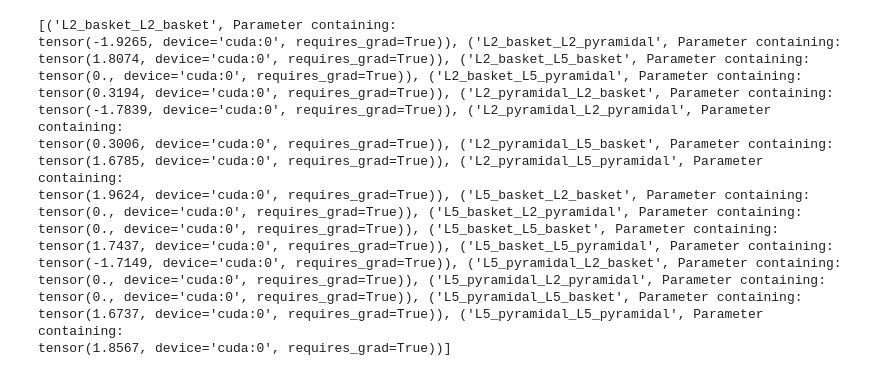
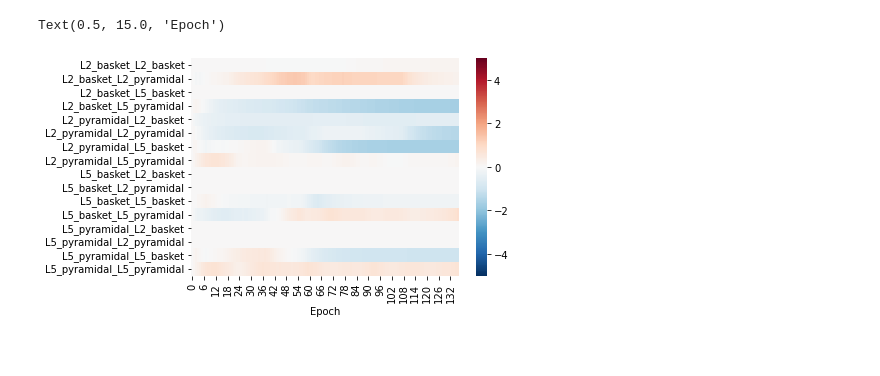
Before and after one commit to ntolley/bayesian_surrogates, a Jupyter notebook: surrogate_network.ipynb, the cells around one changed output. Saved outputs shown, nothing was run; the diff lists cells and outputs as text; code cells hidden in the pictures.

```diff
--- a/surrogate_network.ipynb
+++ b/surrogate_network.ipynb
@@ -224,8 +167,8 @@ class model_network(nn.Module):
 
         self.soma_idx = 0
         self.threshold_dict = self.get_thresholds()
-        self.threshold_dict['L5_basket'] = torch.tensor(10.0).to(device)
-        self.threshold_dict['L2_basket'] = torch.tensor(10.0).to(device)
+        self.threshold_dict['L5_basket'] = torch.tensor(50.0).to(device)
+        self.threshold_dict['L2_basket'] = torch.tensor(50.0).to(device)
 
         self.device = device
 
@@ -397,24 +360,13 @@ Epoch: 2/1000 ... Relative Power: 17477196.0000
 KeyboardInterrupt:
-# %%
-print(list(model.EI_dict.items()))
-# %% [output]
-[('L2_basket_L2_basket', Parameter containing:
-tensor(-1.9265, device='cuda:0', requires_grad=True)), ('L2_basket_L2_pyramidal', Parameter containing:
-tensor(1.8074, device='cuda:0', requires_grad=True)), ('L2_basket_L5_basket', Parameter containing:
-tensor(0., device='cuda:0', requires_grad=True)), ('L2_basket_L5_pyramidal', Parameter containing:
-tensor(0.3194, device='cuda:0', requires_grad=True)), ('L2_pyramidal_L2_basket', Parameter containing:
-tensor(-1.7839, device='cuda:0', requires_grad=True)), ('L2_pyramidal_L2_pyramidal', Parameter containing:
-tensor(0.3006, device='cuda:0', requires_grad=True)), ('L2_pyramidal_L5_basket', Parameter containing:
-tensor(1.6785, device='cuda:0', requires_grad=True)), ('L2_pyramidal_L5_pyramidal', Parameter containing:
-tensor(1.9624, device='cuda:0', requires_grad=True)), ('L5_basket_L2_basket', Parameter containing:
-tensor(0., device='cuda:0', requires_grad=True)), ('L5_basket_L2_pyramidal', Parameter containing:
-tensor(0., device='cuda:0', requires_grad=True)), ('L5_basket_L5_basket', Parameter containing:
-tensor(1.7437, device='cuda:0', requires_grad=True)), ('L5_basket_L5_pyramidal', Parameter containing:
-tensor(-1.7149, device='cuda:0', requires_grad=True)), ('L5_pyramidal_L2_basket', Parameter containing:
-tensor(0., device='cuda:0', requires_grad=True)), ('L5_pyramidal_L2_pyramidal', Parameter containing:
-tensor(0., device='cuda:0', requires_grad=True)), ('L5_pyramidal_L5_basket', Parameter containing:
-tensor(1.6737, device='cuda:0', requires_grad=True)), ('L5_pyramidal_L5_pyramidal', Parameter containing:
-tensor(1.8567, device='cuda:0', requires_grad=True))]
+# %%
+EI_array = np.array(EI_dict_list)
+df = pd.DataFrame(EI_array, columns=model.EI_dict.keys())
+# _ = plt.plot(EI_array)
+sns.heatmap(df.T, cmap='RdBu_r', center=0, vmin=-5, vmax=5)
+plt.xlabel('Epoch')
+# %% [output]
+Text(0.5, 15.0, 'Epoch')
+[figure, added]
 # %%
 plt.figure(figsize=(14, 18))
 for idx, cell_type in enumerate(['L2_basket', 'L2_pyramidal', 'L5_basket', 'L5_pyramidal']):
```
Also changed, not shown: parts of 13 cells of this notebook, 2 other files.
